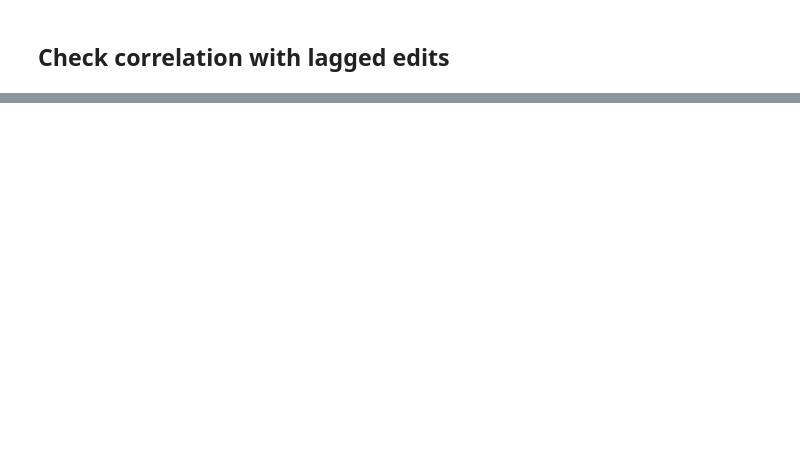
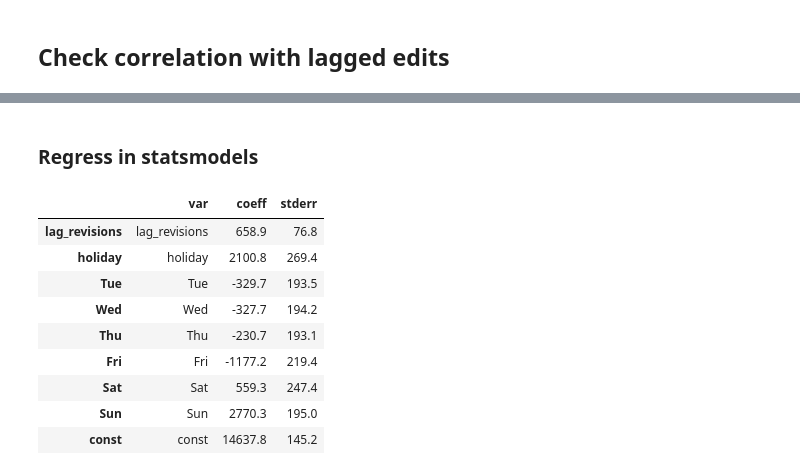
Before and after one commit to bhrdj/predwikt, a Jupyter notebook: notebooks/1.03-sfb-jawiki-and-time-dependency.ipynb, the cells around one changed output, grey strips where cells are left out. Saved outputs shown, nothing was run; the diff lists cells and outputs as text; code cells hidden in the pictures; blank space fills up the shorter version.

```diff
--- a/notebooks/1.03-sfb-jawiki-and-time-dependency.ipynb
+++ b/notebooks/1.03-sfb-jawiki-and-time-dependency.ipynb
@@ -180,2 +227,4 @@ plt.show()
 # %%
-day_data['ymd_lag'] =
+# Get a column for 1-day-lagged revision count
+days_holidays.rename(columns={'each_day':'revisions'}, inplace=True)
+days_holidays['lag_revisions'] = days_holidays.revisions.shift(-1)
@@ -181,0 +233,41 @@ day_data['ymd_lag'] =
+# %%
+ss = StandardScaler()
+# %%
+# Partition days_holidays into X and y for regression
+y = days_holidays['revisions']
+X = days_holidays.loc[:, days_holidays.columns.difference(['revisions'])]
+X_columns = X.columns
+
+# Drop the last observation (observation incomplete because of lag)
+X = X.iloc[:-1]
+y = y.iloc[:-1]
+# %%
+# Normalize lagged revisions
+X['lag_revisions'] = ss.fit_transform(X.lag_revisions.to_frame())
+
+# Append a constant term
+X = sm.add_constant(X)
+
+# Drop Monday (because collinear with constant)
+X = X.drop('Mon', axis=1)
+
+# Reorder columns
+X = X[['lag_revisions','holiday','Tue','Wed','Thu','Fri','Sat','Sun','const']]
+# %% [markdown]
+### Regress in statsmodels
+# %%
+mdl = sm.OLS(y, X)
+rslt = mdl.fit()
+
+pd.DataFrame({'var':X.columns,'coeff':rslt.params.round(1), 'stderr':rslt.bse.round(1)})
+# %% [output]
+|  | var | coeff | stderr |
+| lag_revisions | lag_revisions | 658.9 | 76.8 |
+| holiday | holiday | 2100.8 | 269.4 |
+| Tue | Tue | -329.7 | 193.5 |
+| Wed | Wed | -327.7 | 194.2 |
+| Thu | Thu | -230.7 | 193.1 |
+| Fri | Fri | -1177.2 | 219.4 |
+| Sat | Sat | 559.3 | 247.4 |
+| Sun | Sun | 2770.3 | 195.0 |
+| const | const | 14637.8 | 145.2 |
```
Also changed, not shown: parts of 27 cells of this notebook, 2 other files.
